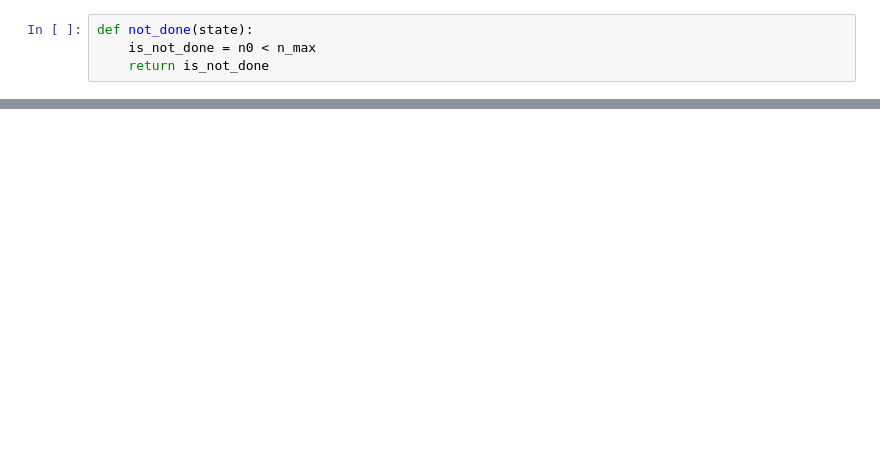
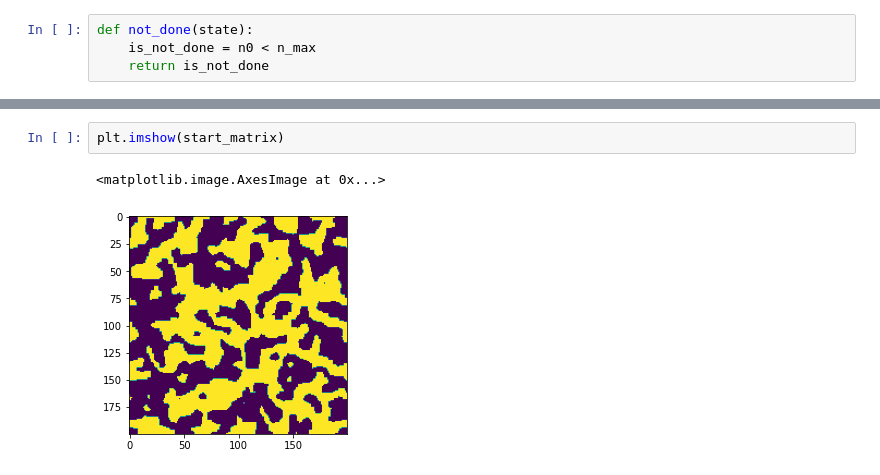
Before and after one commit to akjoelhede/Complex-Physics, a Jupyter notebook: Ising_model.ipynb, the cells around one changed output, grey strips where cells are left out. Saved outputs shown, nothing was run; the diff lists cells and outputs as text; blank space fills up the shorter version.

```diff
--- a/Ising_model.ipynb
+++ b/Ising_model.ipynb
@@ -25,0 +109,5 @@ def energy(p, state, flip):
+# %%
+plt.imshow(start_matrix)
+# %% [output]
+<matplotlib.image.AxesImage at 0x...>
+[figure, added]
```
Also changed, not shown: parts of 12 cells of this notebook.
